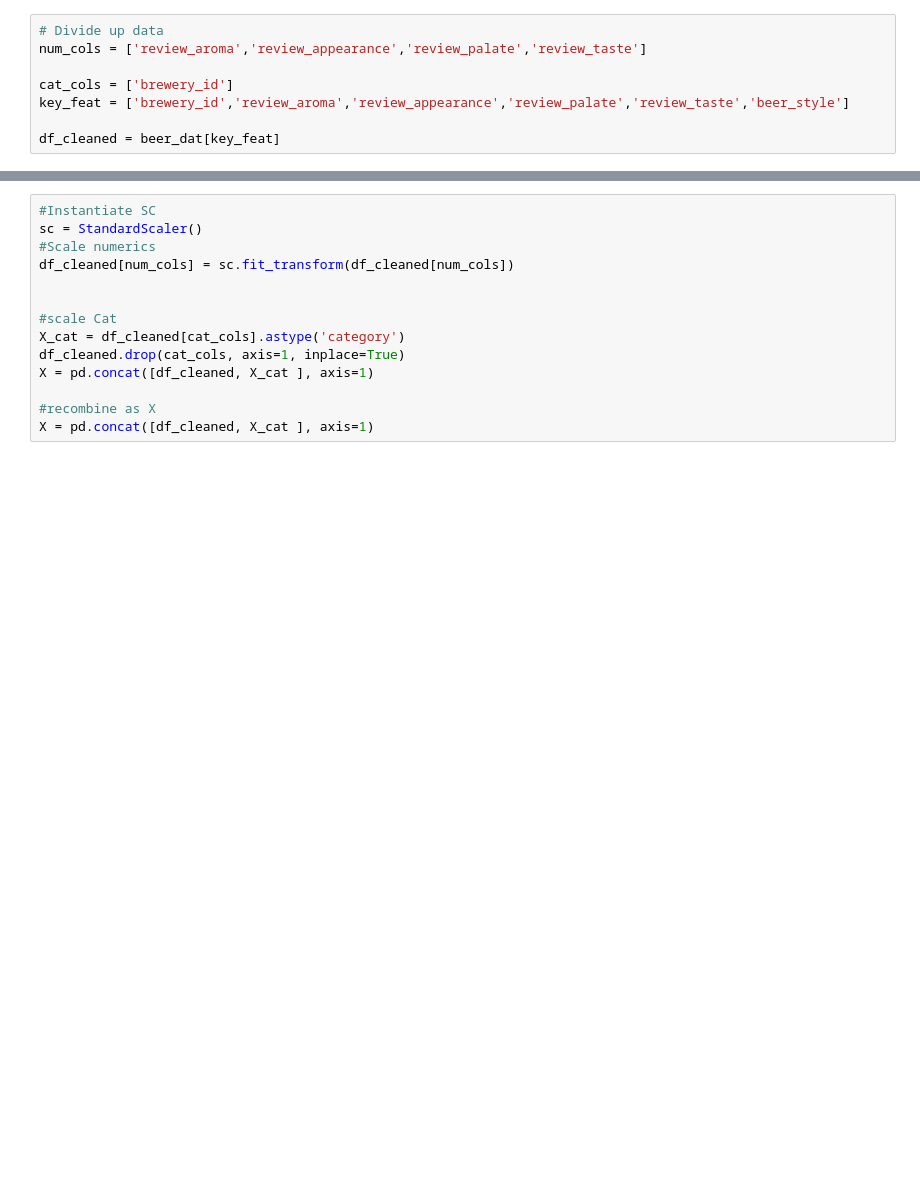
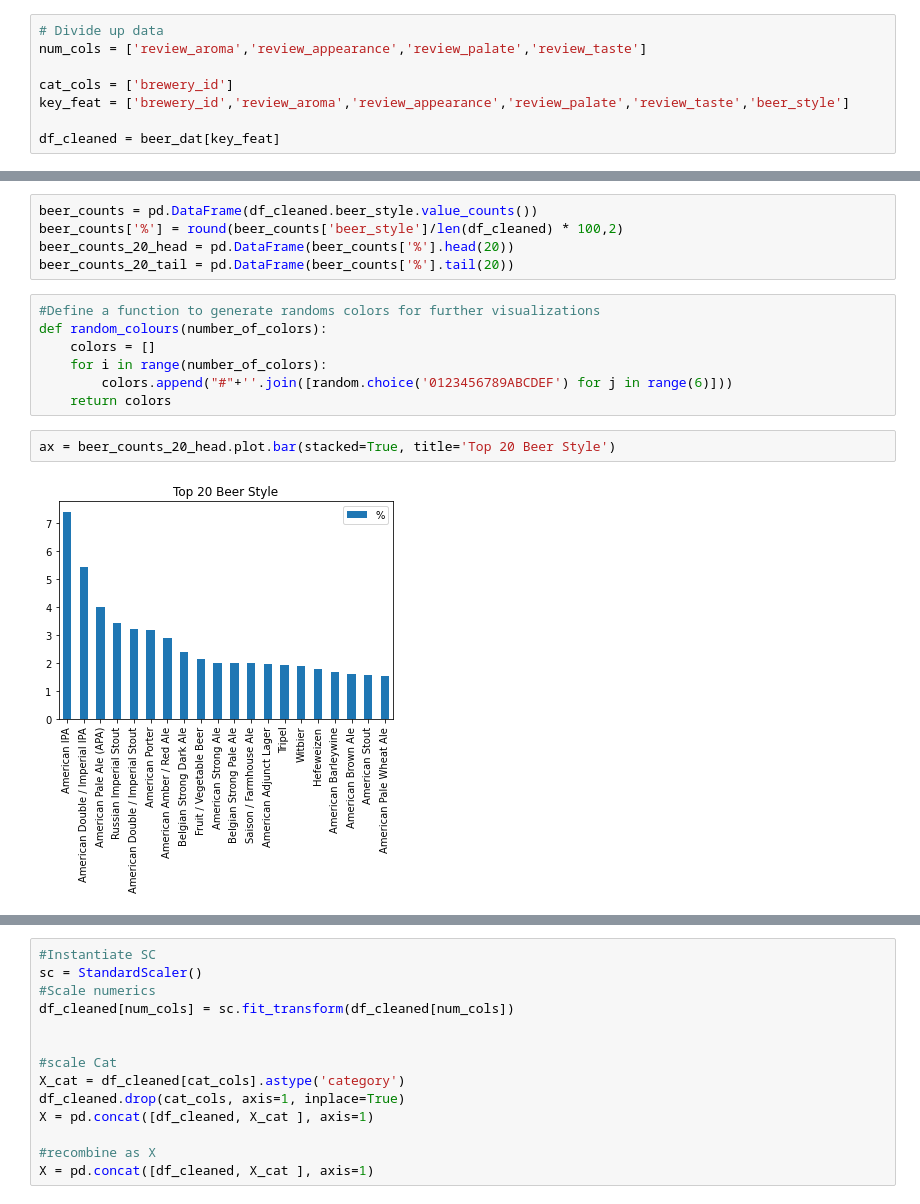
Before and after one commit to freescania/advdsi_at2, a Jupyter notebook: notebooks/Angus_Nicholson_at2_dat_analysis.ipynb, the cells around one changed output, grey strips where cells are left out. Saved outputs shown, nothing was run; the diff lists cells and outputs as text; blank space fills up the shorter version.

```diff
--- a/notebooks/Angus_Nicholson_at2_dat_analysis.ipynb
+++ b/notebooks/Angus_Nicholson_at2_dat_analysis.ipynb
@@ -77,0 +113,16 @@ df_cleaned.describe()
+# %%
+beer_counts = pd.DataFrame(df_cleaned.beer_style.value_counts())
+beer_counts['%'] = round(beer_counts['beer_style']/len(df_cleaned) * 100,2)
+beer_counts_20_head = pd.DataFrame(beer_counts['%'].head(20))
+beer_counts_20_tail = pd.DataFrame(beer_counts['%'].tail(20))
+# %%
+#Define a function to generate randoms colors for further visualizations
+def random_colours(number_of_colors):
+    colors = []
+    for i in range(number_of_colors):
+        colors.append("#"+''.join([random.choice('0123456789ABCDEF') for j in range(6)]))
+    return colors
+# %%
+ax = beer_counts_20_head.plot.bar(stacked=True, title='Top 20 Beer Style')
+# %% [output]
+[figure, added]
```
Also changed, not shown: parts of 7 cells of this notebook, 1 other file.
